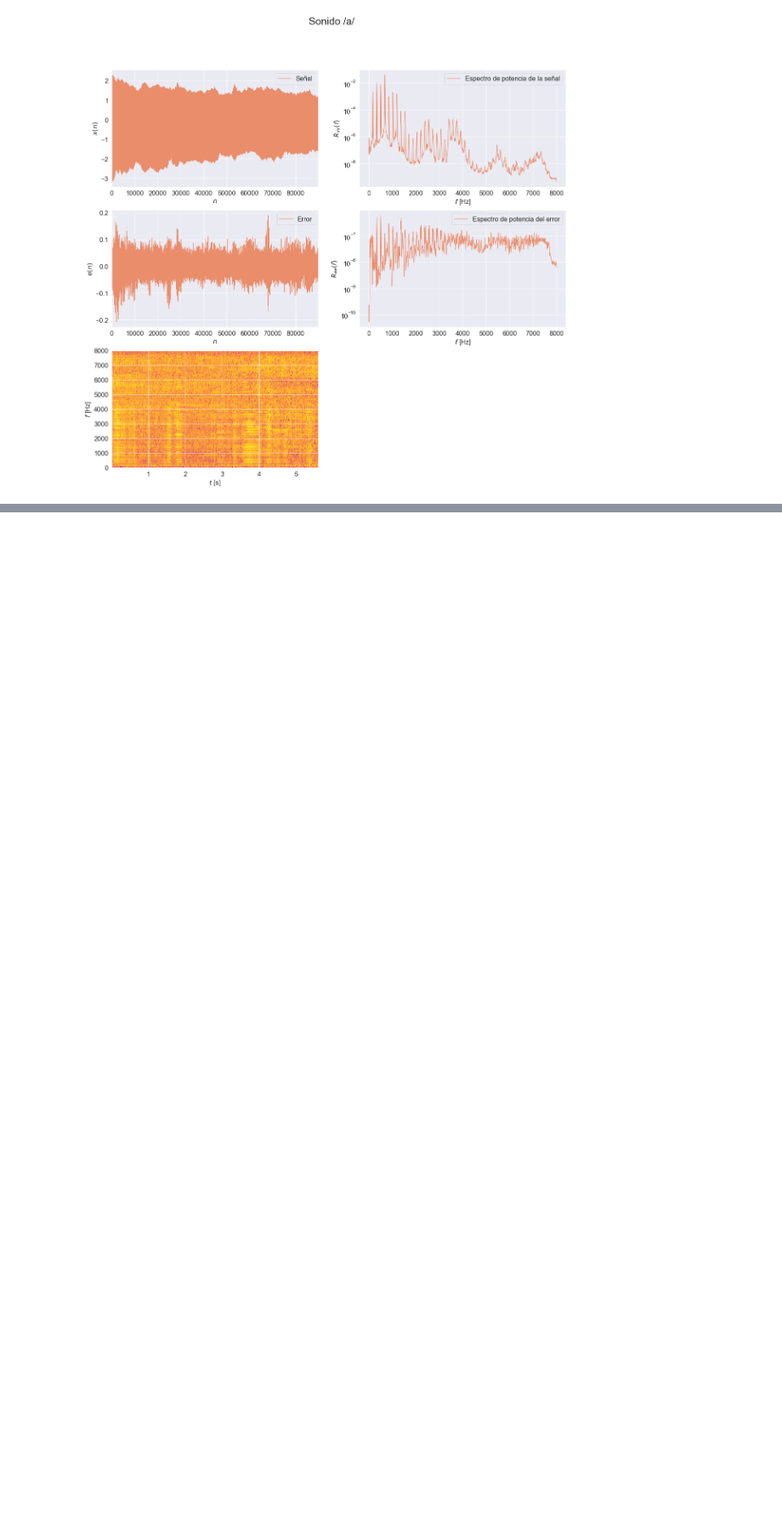
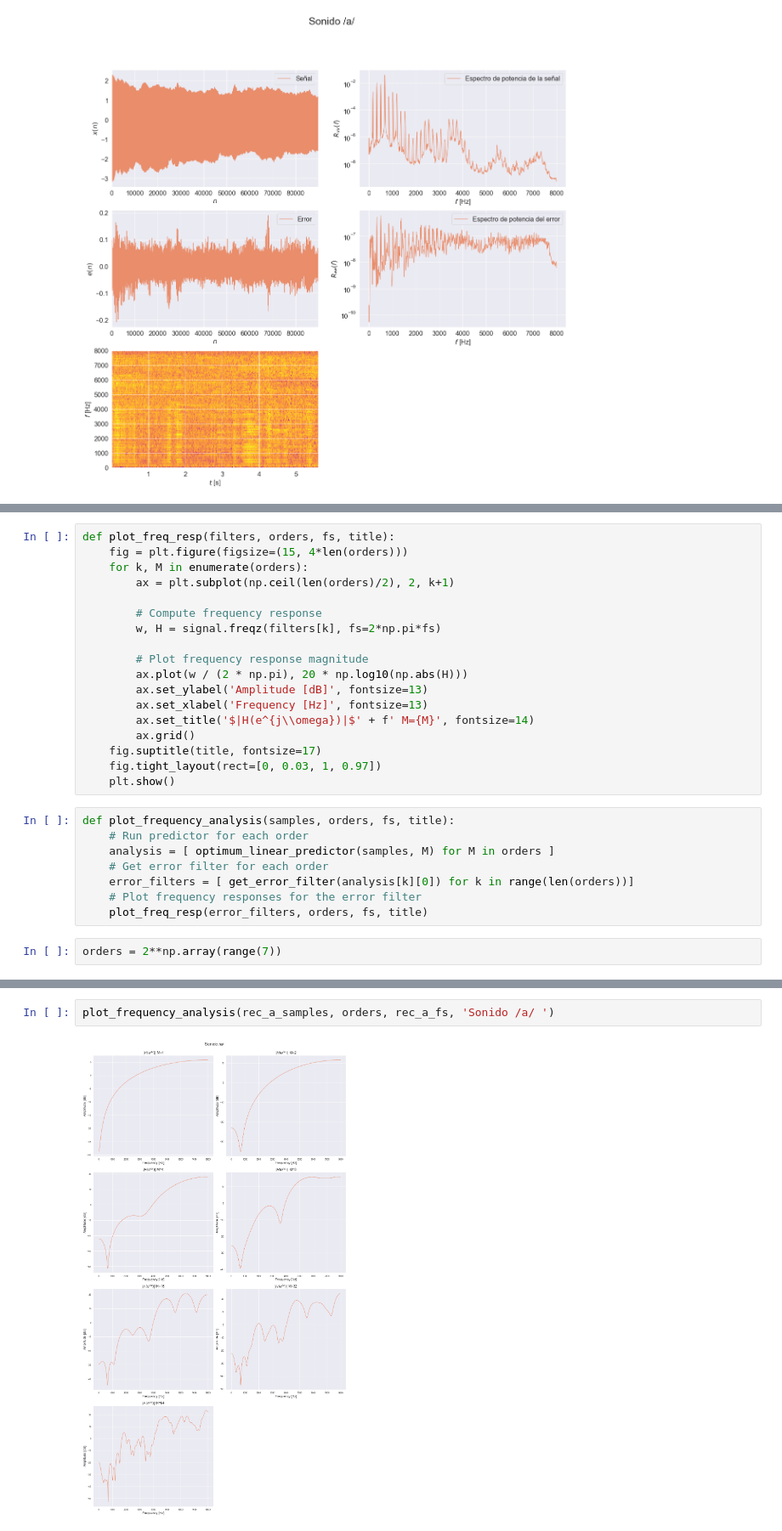
Before and after one commit to asp-image-dsp/asp-tp3, a Jupyter notebook: notebooks/report.ipynb, the cells around one changed output, grey strips where cells are left out. Shown at 85% size. Cells and saved outputs as stored; diff of their text form; blank space fills up the shorter version.

Commit message:
Add ex3 freq resp plots. Analysis pending

```diff
--- a/notebooks/report.ipynb
+++ b/notebooks/report.ipynb
@@ -385,0 +389,28 @@ A partir de analizar la señal de error del predictor lineal, se observa que tie
+# %%
+def plot_freq_resp(filters, orders, fs, title):
+    fig = plt.figure(figsize=(15, 4*len(orders)))
+    for k, M in enumerate(orders):
+        ax = plt.subplot(np.ceil(len(orders)/2), 2, k+1)
+
+        # Compute frequency response
+        w, H = signal.freqz(filters[k], fs=2*np.pi*fs)
+
+        # Plot frequency response magnitude
+        ax.plot(w / (2 * np.pi), 20 * np.log10(np.abs(H)))
+        ax.set_ylabel('Amplitude [dB]', fontsize=13)
+        ax.set_xlabel('Frequency [Hz]', fontsize=13)
+        ax.set_title('$|H(e^{j\\omega})|$' + f' M={M}', fontsize=14)
+        ax.grid()
+    fig.suptitle(title, fontsize=17)
+    fig.tight_layout(rect=[0, 0.03, 1, 0.97])
+    plt.show()
+# %%
+def plot_frequency_analysis(samples, orders, fs, title):
+    # Run predictor for each order
+    analysis = [ optimum_linear_predictor(samples, M) for M in orders ]
+    # Get error filter for each order
+    error_filters = [ get_error_filter(analysis[k][0]) for k in range(len(orders))]
+    # Plot frequency responses for the error filter
+    plot_freq_resp(error_filters, orders, fs, title)
+# %%
+orders = 2**np.array(range(7))
@@ -385,0 +419,4 @@ A partir de analizar la señal de error del predictor lineal, se observa que tie
+# %%
+plot_frequency_analysis(rec_a_samples, orders, rec_a_fs, 'Sonido /a/ ')
+# %% [output]
+[figure, added]
```
Also changed, not shown: parts of 4 cells of this notebook.
